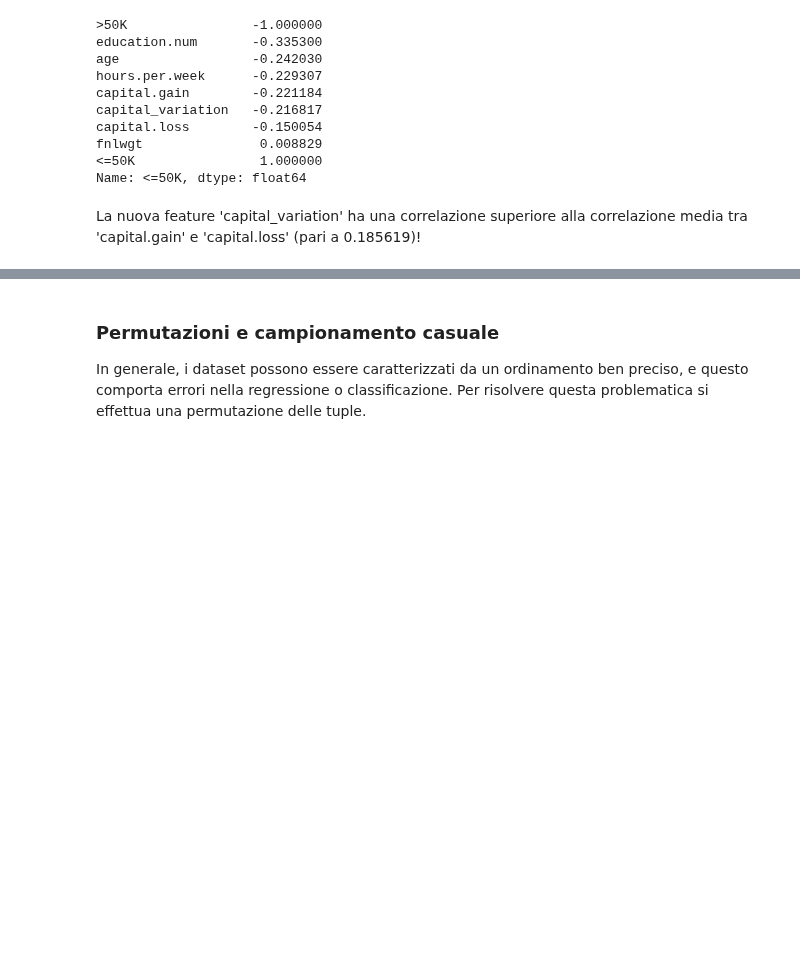
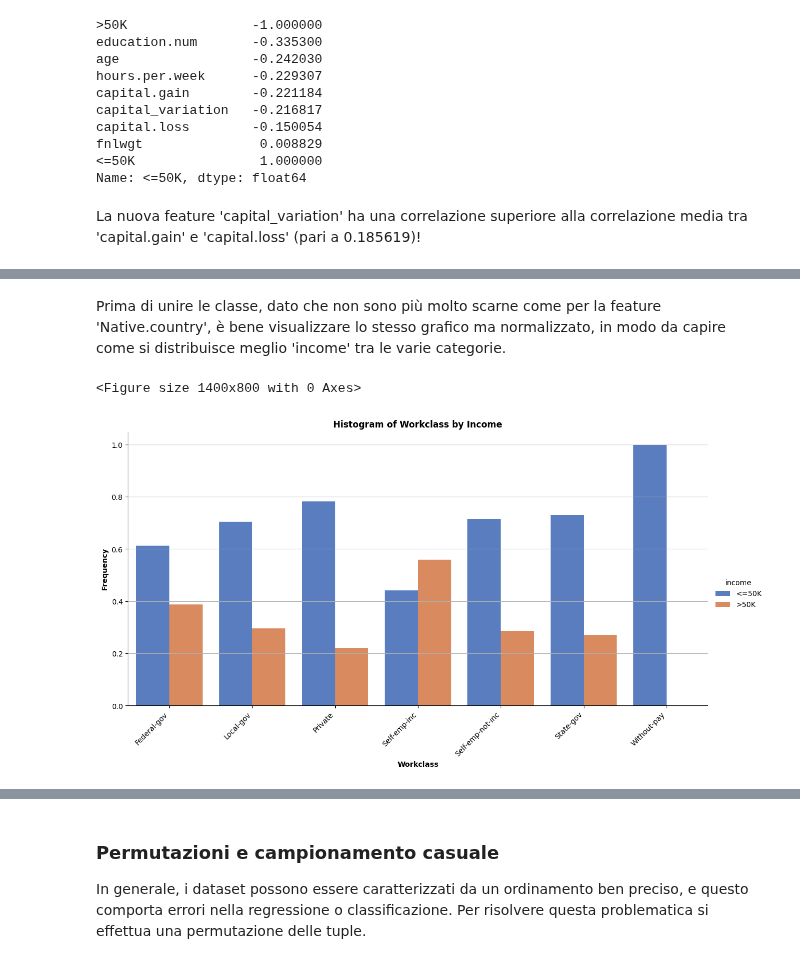
Before and after one commit to ale29ruf/Progetto_Data_Mining, a Jupyter notebook: ProgettoACI.ipynb, the cells around one changed output, grey strips where cells are left out. Cells and saved outputs as stored; diff of their text form; code cells hidden in the pictures; blank space fills up the shorter version.

```diff
--- a/ProgettoACI.ipynb
+++ b/ProgettoACI.ipynb
@@ -459,0 +478,18 @@ new_data.head()
+# %% [markdown]
+Prima di unire le classe, dato che non sono più molto scarne come per la feature 'Native.country', è bene visualizzare lo stesso grafico ma normalizzato, in modo da capire come si distribuisce meglio 'income' tra le varie categorie.
+# %%
+proportional_data = new_data.groupby(['workclass', 'income']).size().reset_index(name='count')
+total_counts_per_workclass = proportional_data.groupby('workclass')['count'].transform('sum')
+proportional_data['count'] = proportional_data['count'] / total_counts_per_workclass
+
+plt.figure(figsize=(14, 8))
+sns.catplot(data=proportional_data, x='workclass', y='count', hue='income', kind='bar', height=6, aspect=2, palette='muted')
+
+plt.xticks(rotation=45, ha='right')
+plt.xlabel('Workclass', fontweight='bold')
+plt.ylabel('Frequency', fontweight='bold')
+plt.title('Histogram of Workclass by Income', fontweight='bold')
+plt.grid(axis='y')
+# %% [output]
+<Figure size 1400x800 with 0 Axes>
+[figure, added]
```
Also changed, not shown: parts of 7 cells of this notebook.
